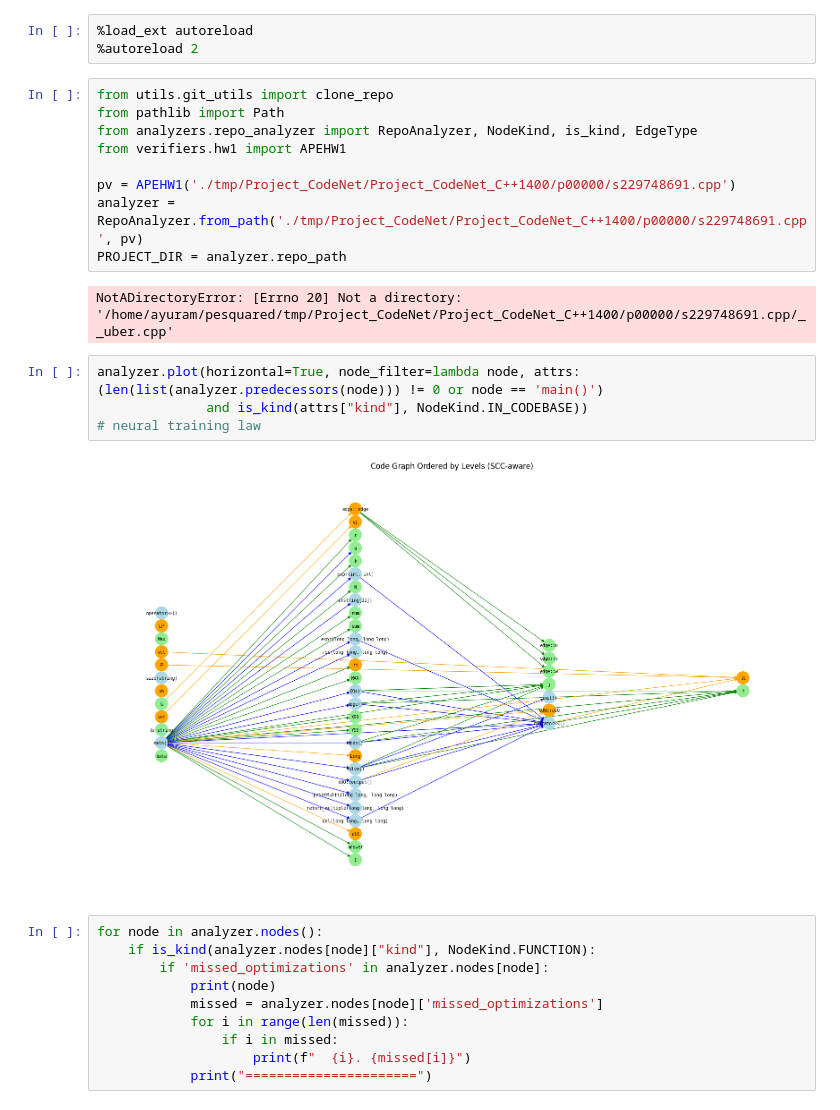
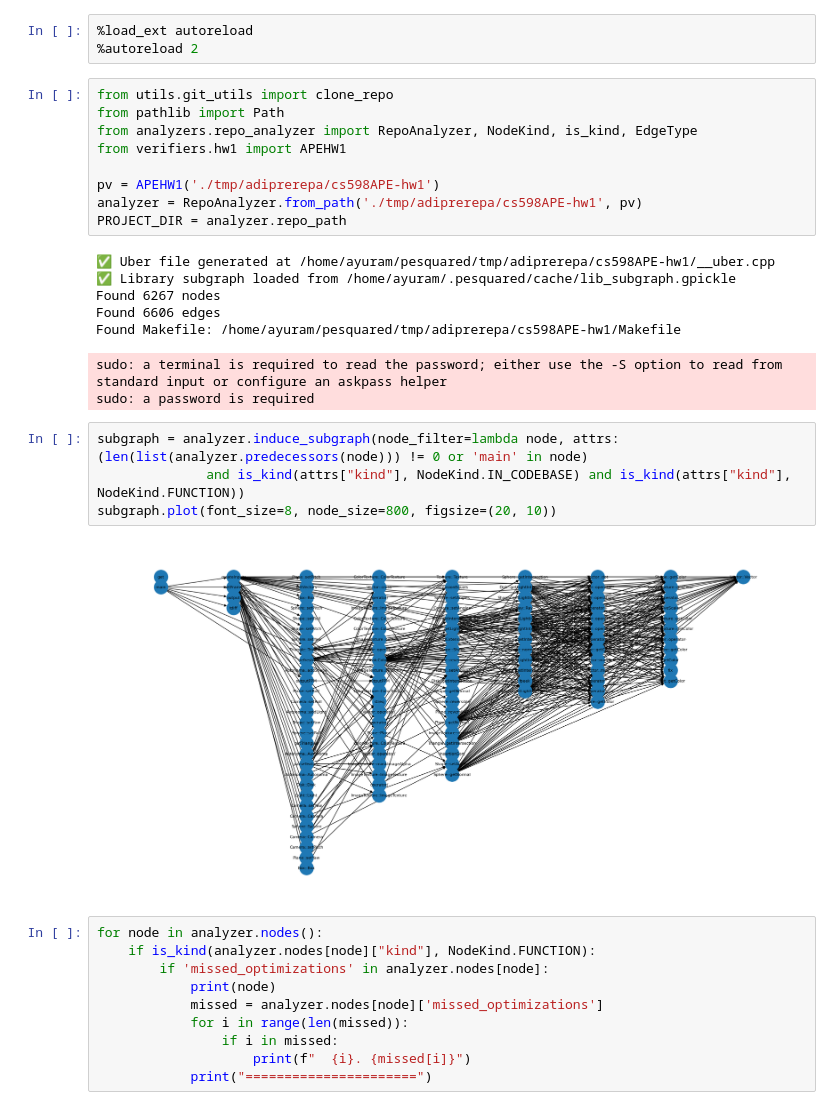
Before and after one commit to adiprerepa/pesquared, a Jupyter notebook: FunctionGraph.ipynb, the cells around one changed output. Drawn from its saved outputs; the diff is of its cells as text.

```diff
--- a/FunctionGraph.ipynb
+++ b/FunctionGraph.ipynb
@@ -9,17 +9,23 @@ from pathlib import Path
 from analyzers.repo_analyzer import RepoAnalyzer, NodeKind, is_kind, EdgeType
 from verifiers.hw1 import APEHW1
 
-pv = APEHW1('./tmp/Project_CodeNet/Project_CodeNet_C++1400/p00000/s229748691.cpp')
-analyzer = RepoAnalyzer.from_path('./tmp/Project_CodeNet/Project_CodeNet_C++1400/p00000/s229748691.cpp', pv)
+pv = APEHW1('./tmp/adiprerepa/cs598APE-hw1')
+analyzer = RepoAnalyzer.from_path('./tmp/adiprerepa/cs598APE-hw1', pv)
 PROJECT_DIR = analyzer.repo_path
 # %% [output]
-NotADirectoryError: [Errno 20] Not a directory: '/home/ayuram/pesquared/tmp/Project_CodeNet/Project_CodeNet_C++1400/p00000/s229748691.cpp/__uber.cpp'
+✅ Uber file generated at /home/ayuram/pesquared/tmp/adiprerepa/cs598APE-hw1/__uber.cpp
+✅ Library subgraph loaded from /home/ayuram/.pesquared/cache/lib_subgraph.gpickle
+Found 6267 nodes
+Found 6606 edges
+Found Makefile: /home/ayuram/pesquared/tmp/adiprerepa/cs598APE-hw1/Makefile
+sudo: a terminal is required to read the password; either use the -S option to read from standard input or configure an askpass helper
+sudo: a password is required
 # %%
-analyzer.plot(horizontal=True, node_filter=lambda node, attrs: (len(list(analyzer.predecessors(node))) != 0 or node == 'main()')
-              and is_kind(attrs["kind"], NodeKind.IN_CODEBASE))
-# neural training law
+subgraph = analyzer.induce_subgraph(node_filter=lambda node, attrs: (len(list(analyzer.predecessors(node))) != 0 or 'main' in node)
+              and is_kind(attrs["kind"], NodeKind.IN_CODEBASE) and is_kind(attrs["kind"], NodeKind.FUNCTION))
+subgraph.plot(font_size=8, node_size=800, figsize=(20, 10))
 # %% [output]
-[figure, old version]
+[figure, new version]
 # %%
 for node in analyzer.nodes():
     if is_kind(analyzer.nodes[node]["kind"], NodeKind.FUNCTION):
```
Also changed, not shown: parts of 7 cells of this notebook, 14 other files.
